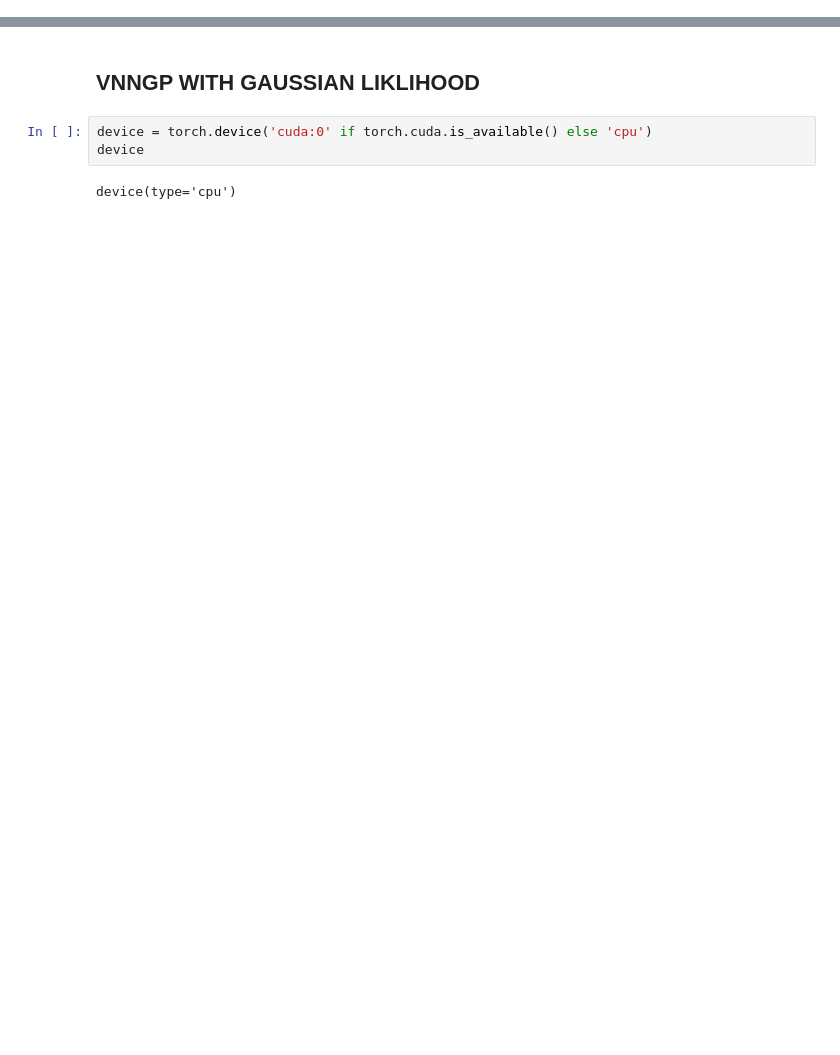
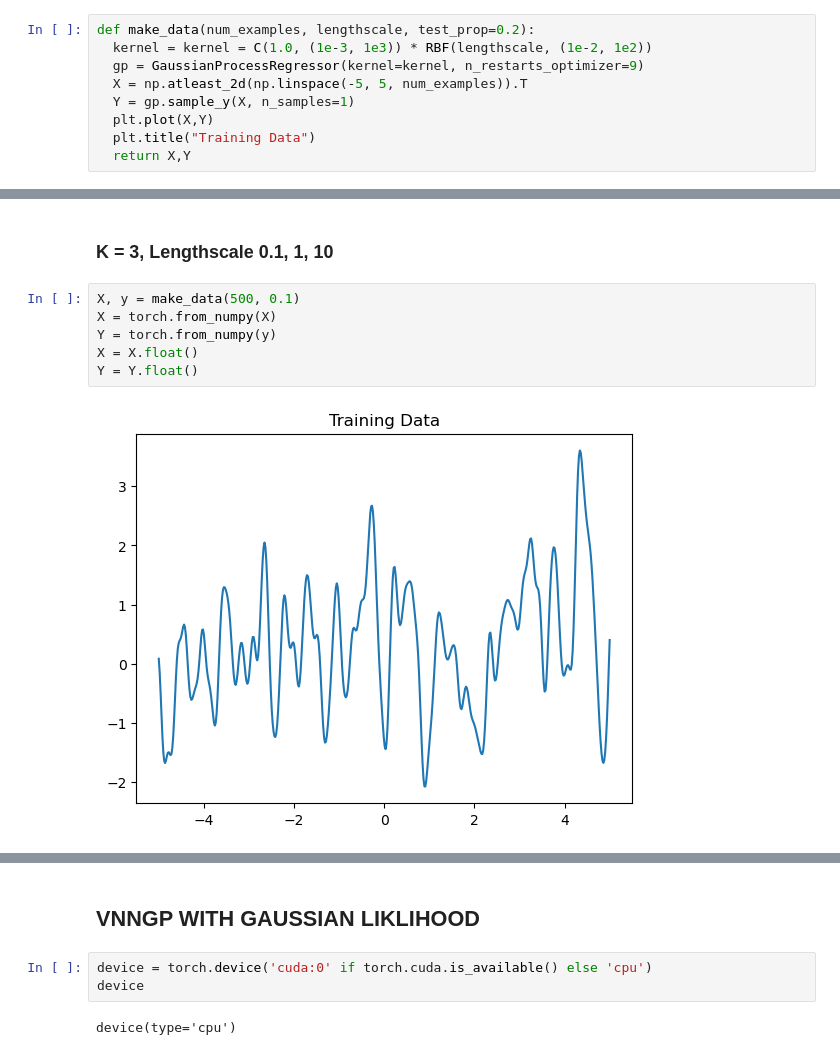
Before and after one commit to luisdiaz1997/GPzoo, a Jupyter notebook: notebooks/pri_test.ipynb, the cells around one changed output, grey strips where cells are left out. Saved outputs shown, nothing was run; the diff lists cells and outputs as text; blank space fills up the shorter version.

```diff
--- a/notebooks/pri_test.ipynb
+++ b/notebooks/pri_test.ipynb
@@ -8,0 +18,9 @@ from gpzoo.likelihoods import GaussianLikelihood, NSF
+# %%
+def make_data(num_examples, lengthscale, test_prop=0.2):
+  kernel = kernel = C(1.0, (1e-3, 1e3)) * RBF(lengthscale, (1e-2, 1e2))
+  gp = GaussianProcessRegressor(kernel=kernel, n_restarts_optimizer=9)
+  X = np.atleast_2d(np.linspace(-5, 5, num_examples)).T
+  Y = gp.sample_y(X, n_samples=1)
+  plt.plot(X,Y)
+  plt.title("Training Data")
+  return X,Y
@@ -8,0 +42,10 @@ from gpzoo.likelihoods import GaussianLikelihood, NSF
+# %% [markdown]
+### K = 3, Lengthscale 0.1, 1, 10
+# %%
+X, y = make_data(500, 0.1)
+X = torch.from_numpy(X)
+Y = torch.from_numpy(y)
+X = X.float()
+Y = Y.float()
+# %% [output]
+[figure, added]
```
Also changed, not shown: parts of 47 cells of this notebook, 4 other files.
